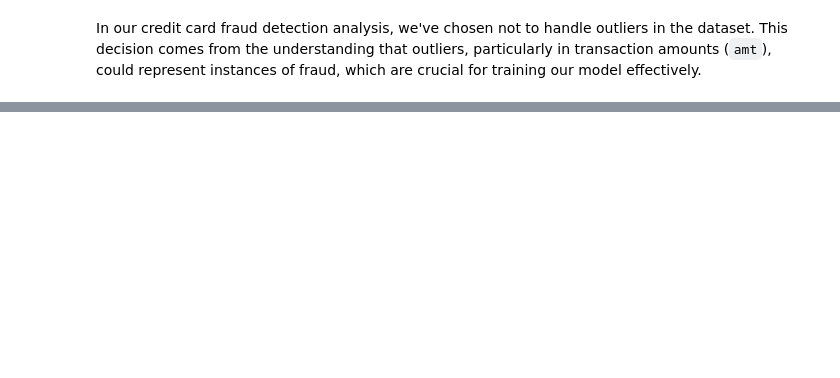
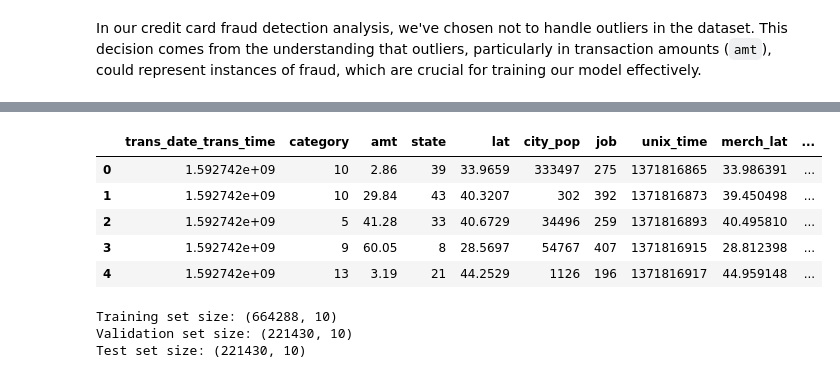
Before and after one commit to MaxNardone/CreditCardFraudDetection, a Jupyter notebook: Credit_card_fraud_detection.ipynb, the cells around one changed output, grey strips where cells are left out. Cells and saved outputs as stored; diff of their text form; code cells hidden in the pictures; blank space fills up the shorter version.

```diff
--- a/Credit_card_fraud_detection.ipynb
+++ b/Credit_card_fraud_detection.ipynb
@@ -134,0 +236,29 @@ Name: count, dtype: int64
+# %%
+columns_to_drop = ['merchant', 'gender', 'long','last', 'merch_long', 'first','city', 'cc_num', 'street','zip' ]
+df_resampled.drop(columns=columns_to_drop, inplace=True)
+
+df_resampled.head(5)
+# %% [output]
+|  | trans_date_trans_time | category | amt | state | lat | city_pop | job | unix_time | merch_lat | ... |
+| 0 | 1.592742e+09 | 10 | 2.86 | 39 | 33.9659 | 333497 | 275 | 1371816865 | 33.986391 | ... |
+| 1 | 1.592742e+09 | 10 | 29.84 | 43 | 40.3207 | 302 | 392 | 1371816873 | 39.450498 | ... |
+| 2 | 1.592742e+09 | 5 | 41.28 | 33 | 40.6729 | 34496 | 259 | 1371816893 | 40.495810 | ... |
+| 3 | 1.592742e+09 | 9 | 60.05 | 8 | 28.5697 | 54767 | 407 | 1371816915 | 28.812398 | ... |
+| 4 | 1.592742e+09 | 13 | 3.19 | 21 | 44.2529 | 1126 | 196 | 1371816917 | 44.959148 | ... |
+# %%
+#Splitting the dataset into train and test
+from sklearn.model_selection import train_test_split
+
+X = df_resampled.drop('is_fraud', axis=1)
+y = df_resampled['is_fraud']
+
+X_train_val, X_test, y_train_val, y_test = train_test_split(X, y, test_size=0.2, random_state=42)
+X_train, X_val, y_train, y_val = train_test_split(X_train_val, y_train_val, test_size=0.25, random_state=42)  # 0.25 x 0.8 = 0.2
+
+print("Training set size:", X_train.shape)
+print("Validation set size:", X_val.shape)
+print("Test set size:", X_test.shape)
+# %% [output]
+Training set size: (664288, 10)
+Validation set size: (221430, 10)
+Test set size: (221430, 10)
```
Also changed, not shown: parts of 19 cells of this notebook, 1 other file.
